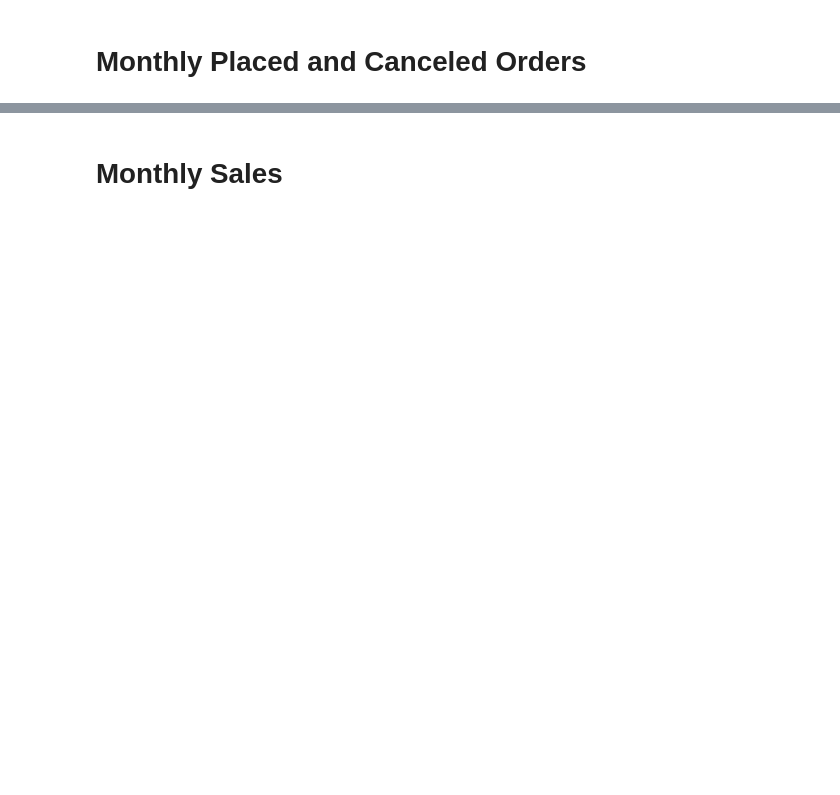
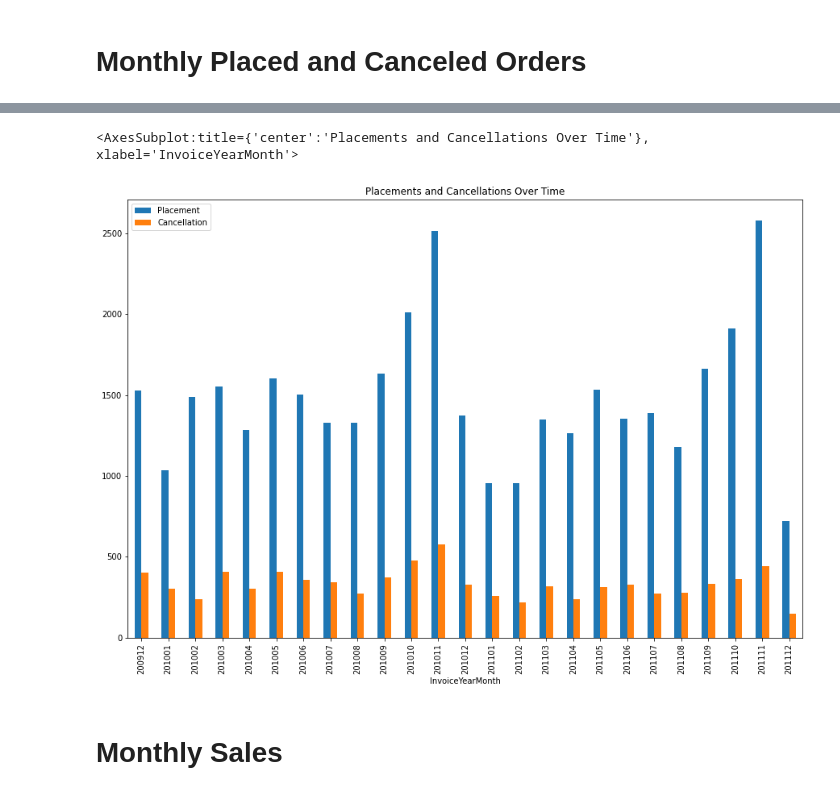
Before and after one commit to jarviscanada/jarvis_data_eng_JasmeetBrar, a Jupyter notebook: python_data_analytics/retail_data_analytics_wrangling.ipynb, the cells around one changed output, grey strips where cells are left out. Drawn from its saved outputs; the diff is of its cells as text; code cells hidden in the pictures; blank space fills up the shorter version.

```diff
--- a/python_data_analytics/retail_data_analytics_wrangling.ipynb
+++ b/python_data_analytics/retail_data_analytics_wrangling.ipynb
@@ -140,12 +202,19 @@ show_distribution(remove_outliers["Amount"])
 # %%
 invoice_year_month_df = retail_df
 invoice_year_month_df["yyyymm"] = (retail_df["InvoiceDate"].dt.year.astype(str) + retail_df["InvoiceDate"].dt.month.astype(int).map("{:02}".format).astype(str)).astype(int)
-monthly_cancelled_orders_df = invoice_year_month_df.loc[(invoice_year_month_df["Quantity"] < 0) | (invoice_year_month_df["Price"] < 0)].groupby("yyyymm").size()
-monthly_placed_orders_df = invoice_year_month_df.groupby("yyyymm").size() - 2 * monthly_cancelled_orders_df
+monthly_orders_df = invoice_year_month_df.groupby(["Invoice", "yyyymm", "Quantity", "Price"]).size().reset_index()
+
+monthly_cancelled_orders_df = invoice_year_month_df[invoice_year_month_df.Invoice.str.startswith("C")].groupby(["yyyymm", "Invoice"]).count().groupby("yyyymm").size()
+
+monthly_placed_orders_df = invoice_year_month_df.groupby(["yyyymm", "Invoice"]).count().groupby("yyyymm").size()
+monthly_placed_orders_df -= 2 * monthly_cancelled_orders_df
 # %%
 df = pd.concat([monthly_placed_orders_df, monthly_cancelled_orders_df], axis=1).reset_index()
-df.columns = ["yyyymm", "Placement", "Cancellation"]
-df.plot(x="yyyymm", y=["Placement", "Cancellation"], kind="bar", figsize=(15,10))
+df.columns = ["InvoiceYearMonth", "Placement", "Cancellation"]
+df.plot(x="InvoiceYearMonth", y=["Placement", "Cancellation"], kind="bar", figsize=(15,10), title="Placements and Cancellations Over Time")
+# %% [output]
+<AxesSubplot:title={'center':'Placements and Cancellations Over Time'}, xlabel='InvoiceYearMonth'>
+[figure, added]
 # %% [markdown]
 # Monthly Sales
 # %% [markdown]
```
Also changed, not shown: parts of 12 cells of this notebook.
